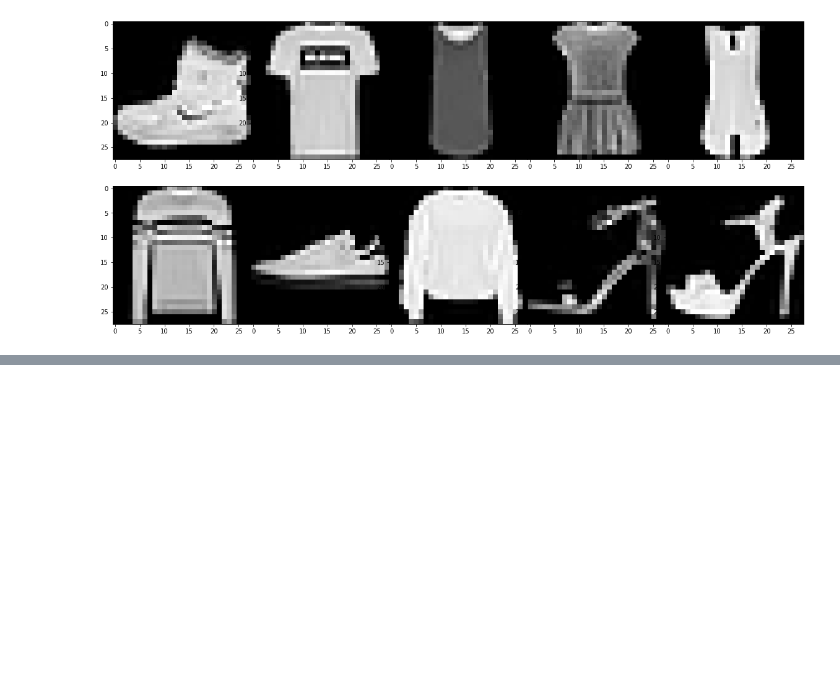
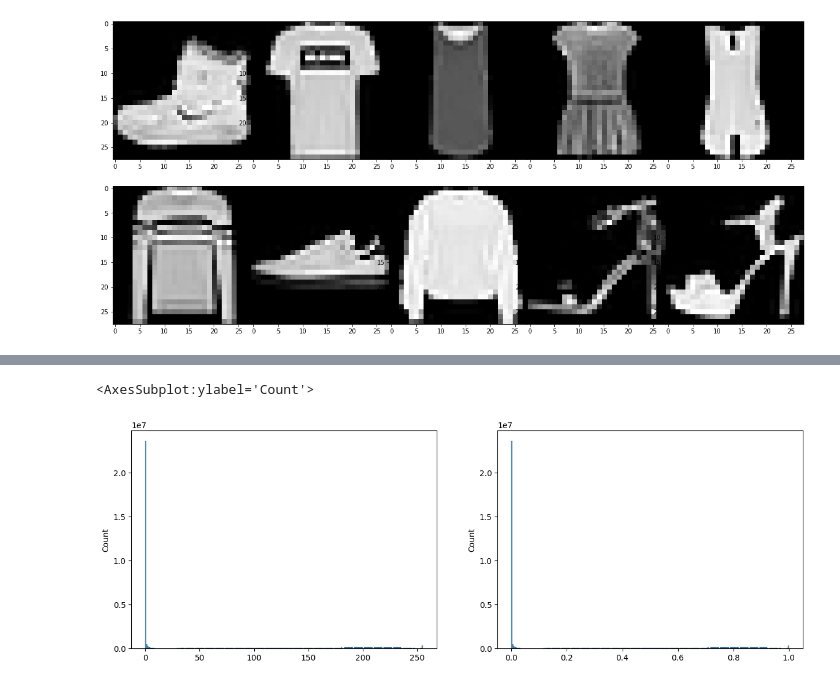
Before and after one commit to FabianAndersson17/Deep_learning_Fabian_Andersson, a Jupyter notebook: Exercises/exercise_1_mlp_images.ipynb, the cells around one changed output, grey strips where cells are left out. Drawn from its saved outputs; the diff is of its cells as text; code cells hidden in the pictures; blank space fills up the shorter version.

Commit message:
Made histplot for datasets

```diff
--- a/Exercises/exercise_1_mlp_images.ipynb
+++ b/Exercises/exercise_1_mlp_images.ipynb
@@ -25,0 +29,5 @@ image_displayer(2, 5, figsize=(20,8))
+# %%
+print(X_train.min(), X_train.max())
+scaled_X_train = X_train.astype("float32")/255
+scaled_X_test = X_test.astype("float32")/255
+print(scaled_X_train.min(), scaled_X_train.max())
@@ -25,0 +41,7 @@ image_displayer(2, 5, figsize=(20,8))
+# %%
+fig, ax = plt.subplots(1, 2, figsize=(15,5), dpi=100)
+sns.histplot(x=X_train.flatten(), ax=ax[0])
+sns.histplot(x=scaled_X_train.flatten(), ax=ax[1])
+# %% [output]
+<AxesSubplot:ylabel='Count'>
+[figure, added]
```
Also changed, not shown: parts of 5 cells of this notebook.
